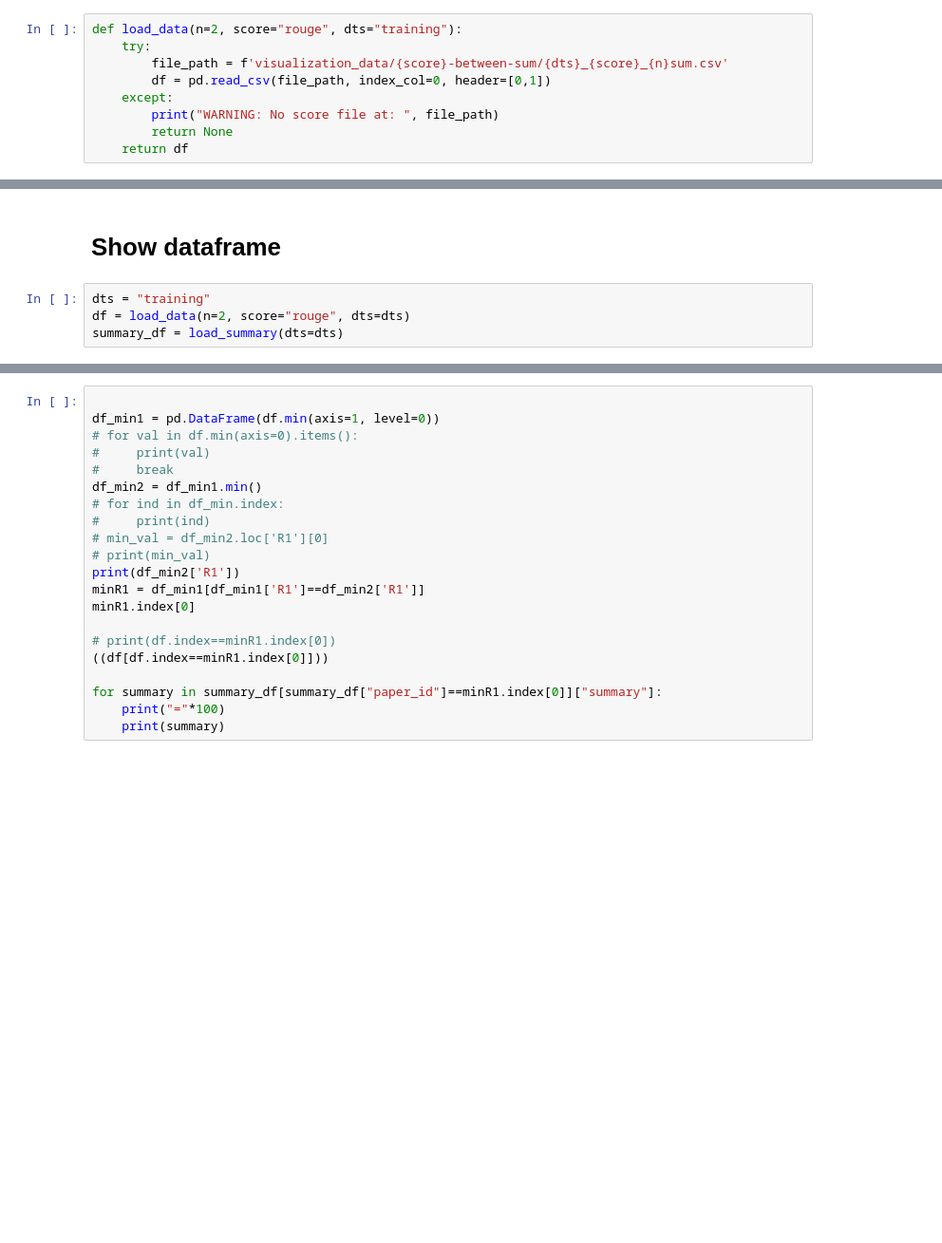
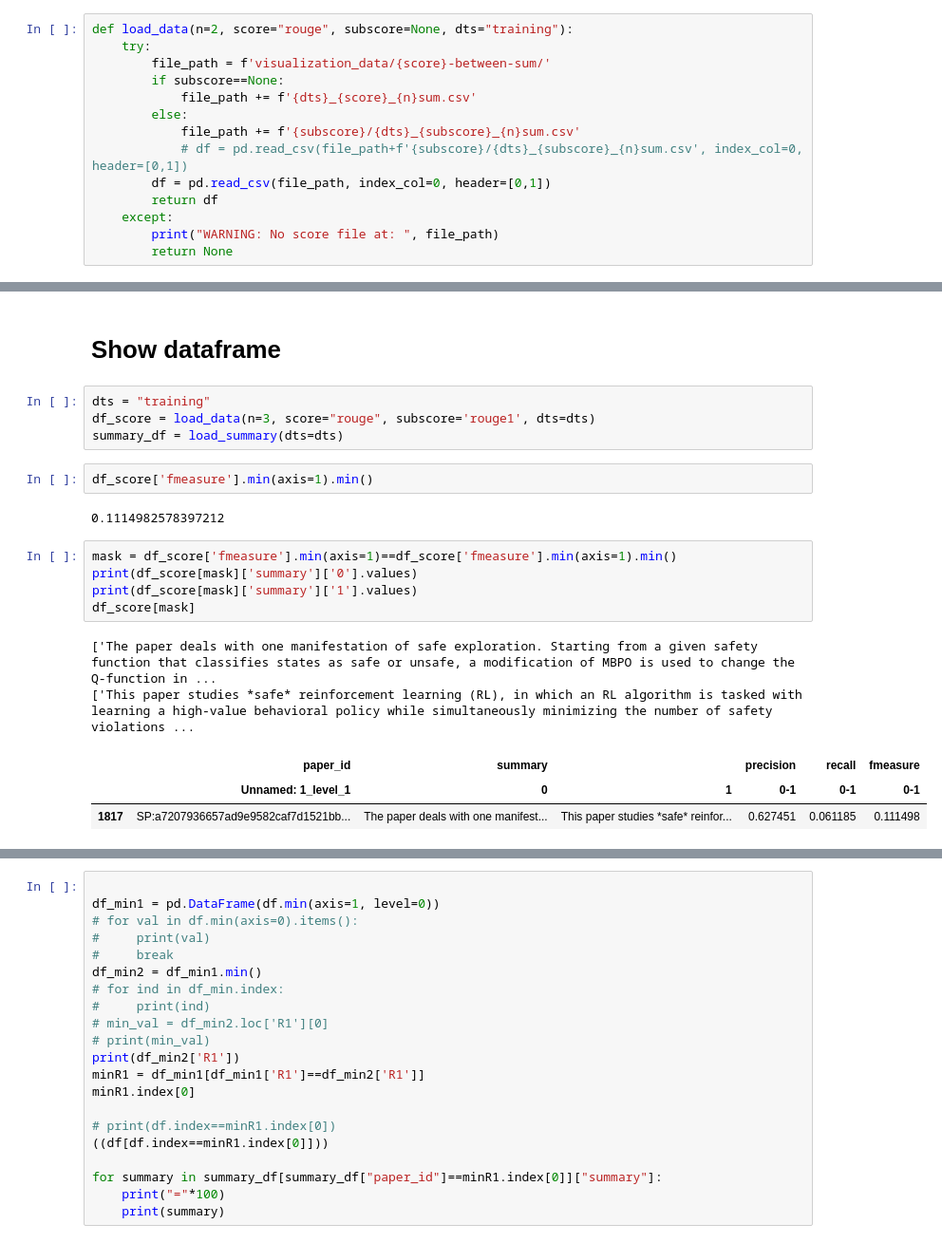
Before and after one commit to Thetang-145/MuP-Core-idea, a Jupyter notebook: 1-3-1_BetweenSum_Score_Vis.ipynb, the cells around one changed output, grey strips where cells are left out. Shown at 95% size. Saved outputs shown, nothing was run; the diff lists cells and outputs as text; blank space fills up the shorter version.

Commit message:
rouge score analysis

```diff
--- a/1-3-1_BetweenSum_Score_Vis.ipynb
+++ b/1-3-1_BetweenSum_Score_Vis.ipynb
@@ -4,14 +4,19 @@ import matplotlib.pyplot as plt
 # %% [markdown]
 # Load data function
 # %%
-def load_data(n=2, score="rouge", dts="training"):
+def load_data(n=2, score="rouge", subscore=None, dts="training"):
     try:
-        file_path = f'visualization_data/{score}-between-sum/{dts}_{score}_{n}sum.csv'
+        file_path = f'visualization_data/{score}-between-sum/'
+        if subscore==None:
+            file_path += f'{dts}_{score}_{n}sum.csv'
+        else:
+            file_path += f'{subscore}/{dts}_{subscore}_{n}sum.csv'
+            # df = pd.read_csv(file_path+f'{subscore}/{dts}_{subscore}_{n}sum.csv', index_col=0, header=[0,1])
         df = pd.read_csv(file_path, index_col=0, header=[0,1])
+        return df
     except:
         print("WARNING: No score file at: ", file_path)
         return None
-    return df
 # %%
 import json
 
@@ -32,5 +37,20 @@ def load_summary(dts="training"):
 # Show dataframe
 # %%
 dts = "training"
-df = load_data(n=2, score="rouge", dts=dts)
+df_score = load_data(n=3, score="rouge", subscore='rouge1', dts=dts)
 summary_df = load_summary(dts=dts)
+# %%
+df_score['fmeasure'].min(axis=1).min()
+# %% [output]
+0.1114982578397212
+# %%
+mask = df_score['fmeasure'].min(axis=1)==df_score['fmeasure'].min(axis=1).min()
+print(df_score[mask]['summary']['0'].values)
+print(df_score[mask]['summary']['1'].values)
+df_score[mask]
+# %% [output]
+['The paper deals with one manifestation of safe exploration. Starting from a given safety function that classifies states as safe or unsafe, a modification of MBPO is used to change the Q-function in ...
+['This paper studies *safe* reinforcement learning (RL), in which an RL algorithm is tasked with learning a high-value behavioral policy while simultaneously minimizing the number of safety violations ...
+|  | paper_id | summary |  | precision | recall | fmeasure |
+|  | Unnamed: 1_level_1 | 0 | 1 | 0-1 | 0-1 | 0-1 |
+| 1817 | SP:a7207936657ad9e9582caf7d1521bb... | The paper deals with one manifest... | This paper studies *safe* reinfor... | 0.627451 | 0.061185 | 0.111498 |
```
Also changed, not shown: parts of 5 cells of this notebook, 4 other files.
